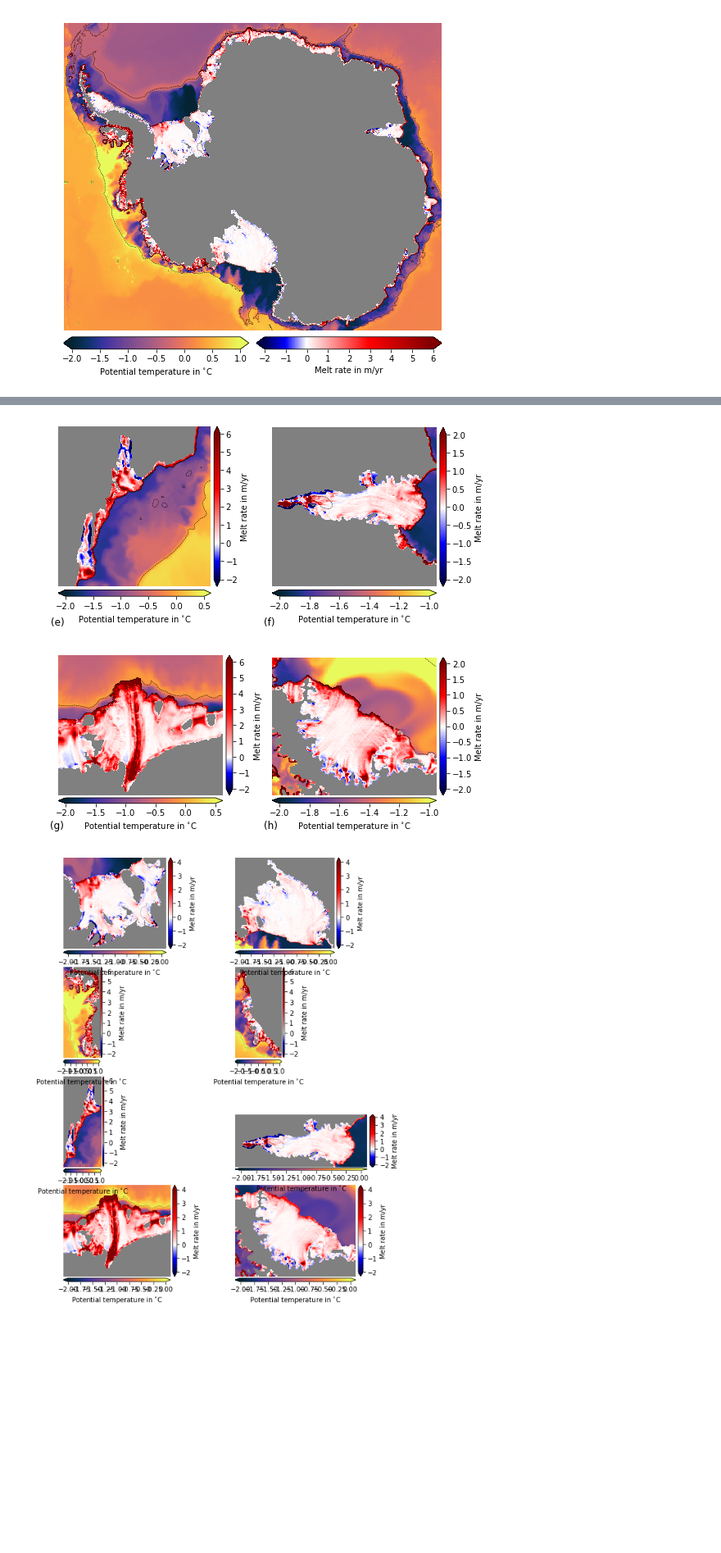
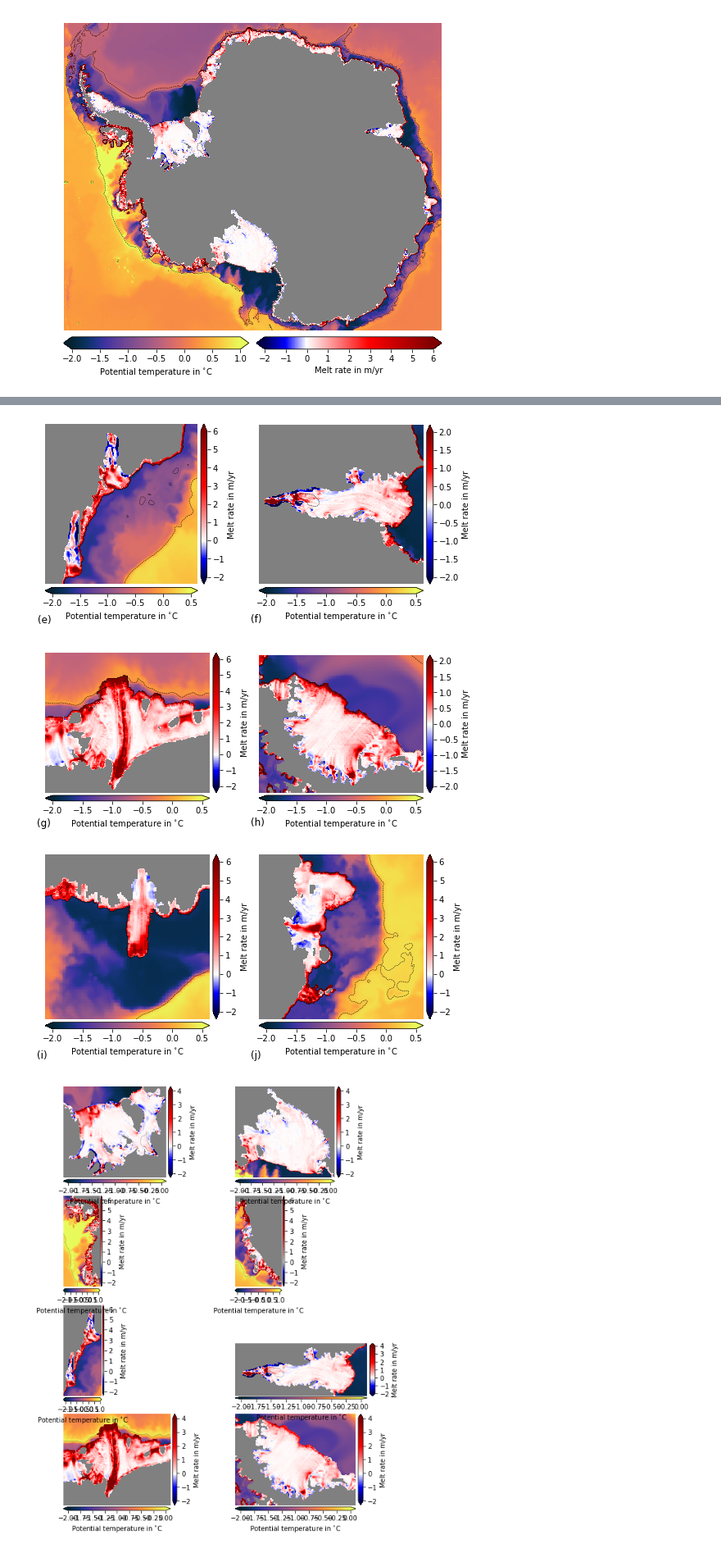
Before and after one commit to kuechenrole/antarctic_melting, a Jupyter notebook: notebooks/thesis/figure_2.11_melt_rates_bottom_layer_temp.ipynb, the cells around one changed output, grey strips where cells are left out. Shown at 82% size. Cells and saved outputs as stored; diff of their text form; code cells hidden in the pictures; blank space fills up the shorter version.

```diff
--- a/notebooks/thesis/figure_2.11_melt_rates_bottom_layer_temp.ipynb
+++ b/notebooks/thesis/figure_2.11_melt_rates_bottom_layer_temp.ipynb
@@ -156,13 +161,13 @@ ax1 = fig.add_subplot(gs[0, 0])
 ax1 = make_ax(ax1,sels['Totten'],[-2,6],[-2,0.5])
 
 ax2 = fig.add_subplot(gs[0, 1])
-ax2 = make_ax(ax2,sels['Amery'],[-2,2],[-2,-1])
+ax2 = make_ax(ax2,sels['Amery'],[-2,2],[-2,0.5])
 
 ax3 = fig.add_subplot(gs[1, 0])
 ax3 = make_ax(ax3,sels['Fimbul'],[-2,6],[-2,0.5])
 
 ax4 = fig.add_subplot(gs[1, 1])
-ax4 = make_ax(ax4,sels['LarsenC'],[-2,2],[-2,-1])
+ax4 = make_ax(ax4,sels['LarsenC'],[-2,2],[-2,0.5])
 
 plt.subplots_adjust(wspace=0.3,hspace=0.3)
 
@@ -170,9 +175,29 @@ for n,ax in enumerate([ax1,ax2,ax3,ax4]):
     ax.text(-0.05, -0.24, "("+string.ascii_lowercase[n+4]+")", transform=ax.transAxes, size=12)
 
 out_path = os.path.join(fig_dir,'melting_bottom_temp_insets2.png')
-fig.savefig(out_path,format='png',dpi=400,bbox_inches = "tight")
+fig.savefig(out_path,format='png',dpi=300,bbox_inches = "tight")
 # %% [output]
-[figure, old version]
+[figure, new version]
+# %%
+%matplotlib inline
+fig = plt.figure(figsize=(8.27,8.27))
+
+gs = gridspec.GridSpec(1, 2)
+ax1 = fig.add_subplot(gs[0, 0])
+ax1 = make_ax(ax1,sels['Mertz'],[-2,6],[-2,0.5])
+
+ax2 = fig.add_subplot(gs[0, 1])
+ax2 = make_ax(ax2,sels['Shackleton'],[-2,6],[-2,0.5])
+
+plt.subplots_adjust(wspace=0.3,hspace=0.3)
+
+for n,ax in enumerate([ax1,ax2]):
+    ax.text(-0.05, -0.24, "("+string.ascii_lowercase[n+8]+")", transform=ax.transAxes, size=12)
+
+out_path = os.path.join(fig_dir,'melting_bottom_temp_insets3.png')
+fig.savefig(out_path,format='png',dpi=300,bbox_inches = "tight")
+# %% [output]
+[figure, added]
 # %%
 %matplotlib inline
 fig,axes = plt.subplots(nrows=4,ncols=2,figsize=(8.27,11.69))
```
Also changed, not shown: parts of 4 cells of this notebook, 54 other files.
